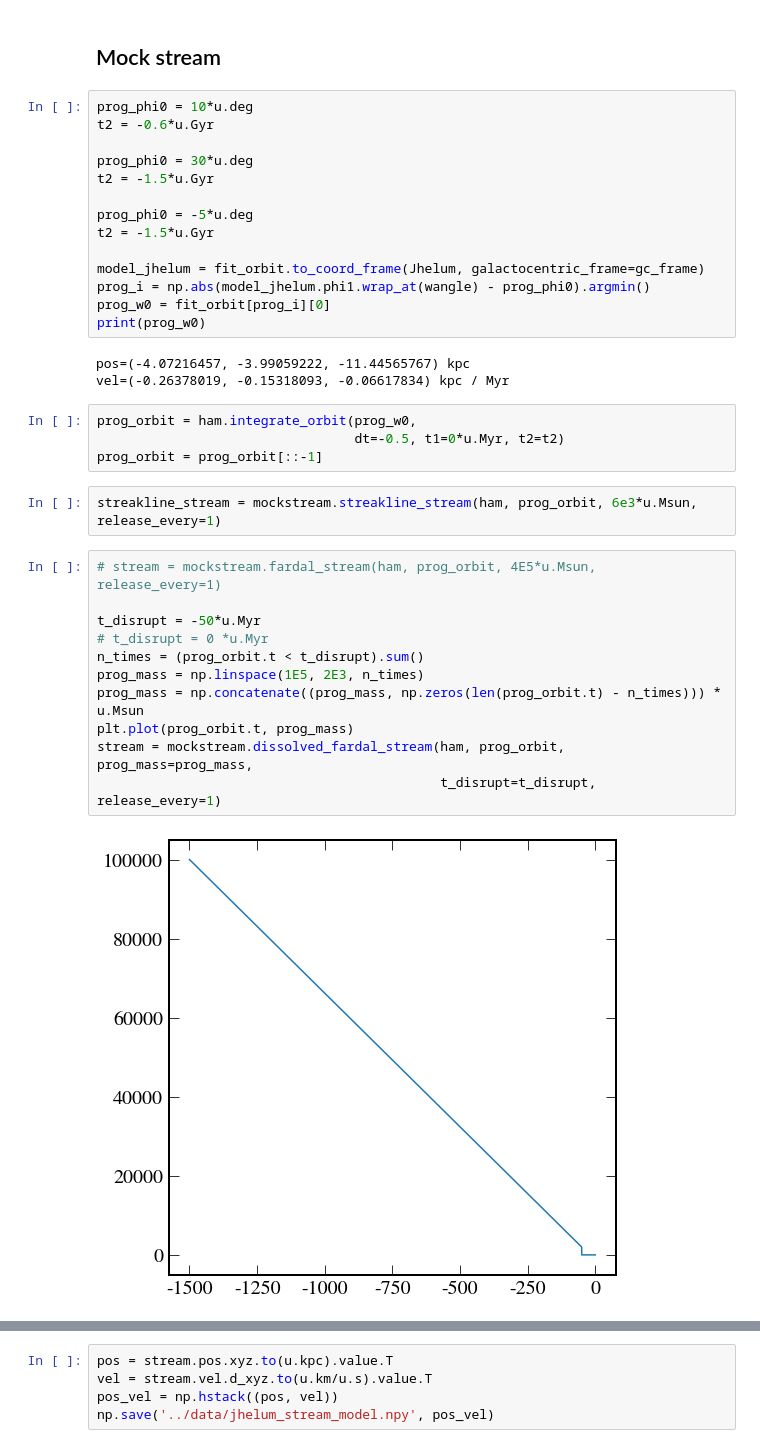
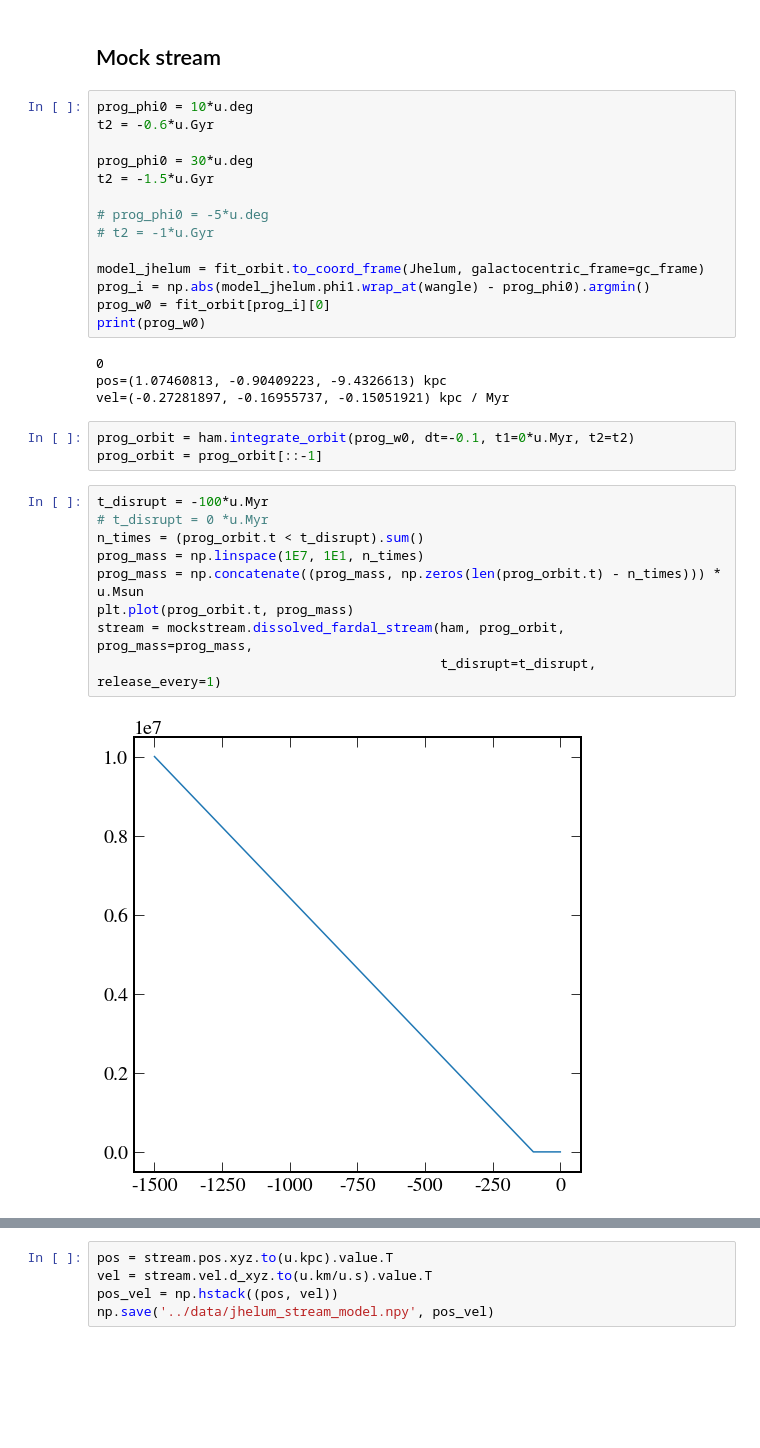
Before and after one commit to abonaca/jhelum, a Jupyter notebook: notebooks/jhelum_orbit.ipynb, the cells around one changed output, grey strips where cells are left out. Cells and saved outputs as stored; diff of their text form; blank space fills up the shorter version.

```diff
--- a/notebooks/jhelum_orbit.ipynb
+++ b/notebooks/jhelum_orbit.ipynb
@@ -425,35 +521,31 @@ t2 = -0.6*u.Gyr
 prog_phi0 = 30*u.deg
 t2 = -1.5*u.Gyr
 
-prog_phi0 = -5*u.deg
-t2 = -1.5*u.Gyr
+# prog_phi0 = -5*u.deg
+# t2 = -1*u.Gyr
 
 model_jhelum = fit_orbit.to_coord_frame(Jhelum, galactocentric_frame=gc_frame)
 prog_i = np.abs(model_jhelum.phi1.wrap_at(wangle) - prog_phi0).argmin()
 prog_w0 = fit_orbit[prog_i][0]
 print(prog_w0)
 # %% [output]
-pos=(-4.07216457, -3.99059222, -11.44565767) kpc
-vel=(-0.26378019, -0.15318093, -0.06617834) kpc / Myr
+0
+pos=(1.07460813, -0.90409223, -9.4326613) kpc
+vel=(-0.27281897, -0.16955737, -0.15051921) kpc / Myr
 # %%
-prog_orbit = ham.integrate_orbit(prog_w0,
-                                 dt=-0.5, t1=0*u.Myr, t2=t2)
+prog_orbit = ham.integrate_orbit(prog_w0, dt=-0.1, t1=0*u.Myr, t2=t2)
 prog_orbit = prog_orbit[::-1]
-# %%
-streakline_stream = mockstream.streakline_stream(ham, prog_orbit, 6e3*u.Msun, release_every=1)
 # %%
-# stream = mockstream.fardal_stream(ham, prog_orbit, 4E5*u.Msun, release_every=1)
-
-t_disrupt = -50*u.Myr
+t_disrupt = -100*u.Myr
 # t_disrupt = 0 *u.Myr
 n_times = (prog_orbit.t < t_disrupt).sum()
-prog_mass = np.linspace(1E5, 2E3, n_times)
+prog_mass = np.linspace(1E7, 1E1, n_times)
 prog_mass = np.concatenate((prog_mass, np.zeros(len(prog_orbit.t) - n_times))) * u.Msun
 plt.plot(prog_orbit.t, prog_mass)
 stream = mockstream.dissolved_fardal_stream(ham, prog_orbit, prog_mass=prog_mass,
                                             t_disrupt=t_disrupt, release_every=1)
 # %% [output]
-[figure, old version]
+[figure, new version]
 # %%
 _ = stream.plot()
 # %% [output]
```
Also changed, not shown: parts of 11 cells of this notebook, 2 other files.
